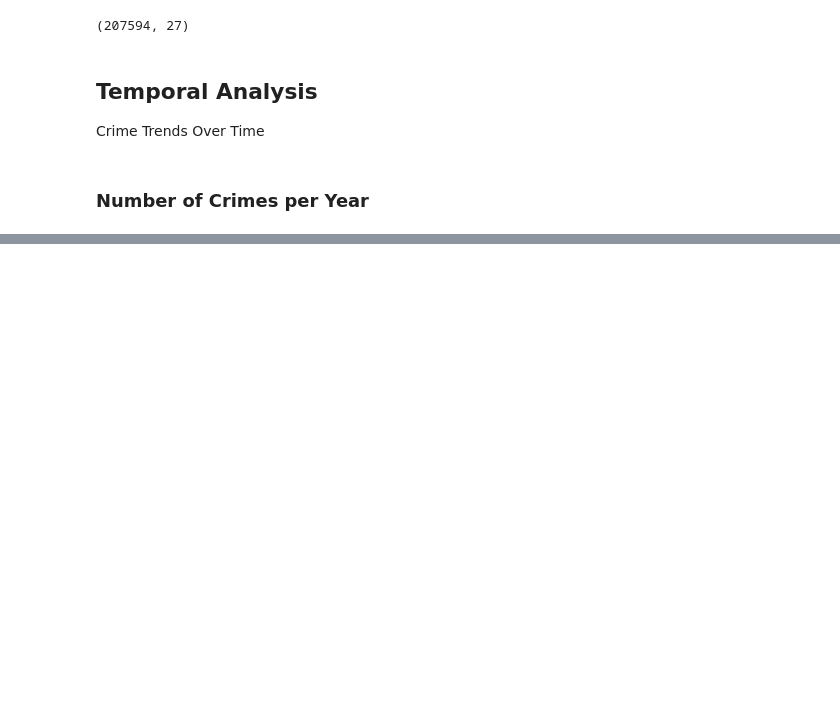
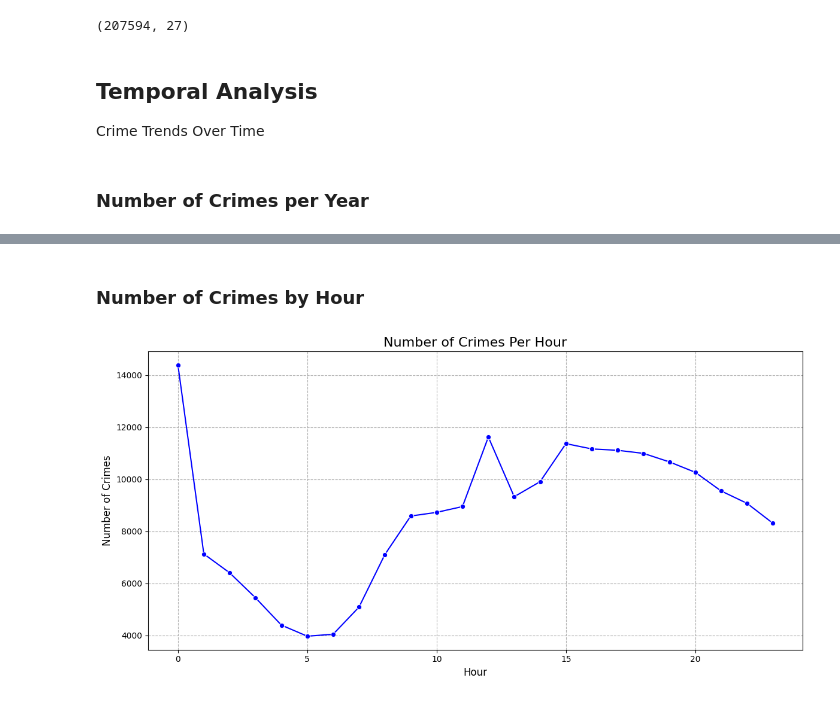
Before and after one commit to madhan96p/Chicago-Crime-Analyzer, a Jupyter notebook: crime.ipynb, the cells around one changed output, grey strips where cells are left out. Cells and saved outputs as stored; diff of their text form; code cells hidden in the pictures; blank space fills up the shorter version.

```diff
--- a/crime.ipynb
+++ b/crime.ipynb
@@ -10,6 +20,6 @@ import seaborn as sns
 # %%
-df = pd.read_excel('Crime_Data.xlsx')
-df.head(5)
+df = pd.read_excel("/content/Crime_Data (1).xlsx", engine="openpyxl")
+df.head()
 # %% [output]
 |  | ID | Case Number | Date | Block | IUCR | Primary Type | Description | Location Description | ... |
 | 0 | 5741943 | HN549294 | 2007-08-25 09:22:18 | 074XX N ROGERS AVE | 560 | ASSAULT | SIMPLE | OTHER | ... |
@@ -168,0 +180,14 @@ plt.show()
+# %% [markdown]
+### Number of Crimes by Hour
+# %%
+crime_by_hour = df.groupby('Hour').size()
+plt.figure(figsize=(12, 6))
+sns.lineplot(data=crime_by_hour.reset_index(name='Count'), x='Hour', y='Count', marker='o', color='blue')
+plt.title("Number of Crimes Per Hour", fontsize=16)
+plt.xlabel("Hour", fontsize=12)
+plt.ylabel("Number of Crimes", fontsize=12)
+plt.grid(True, linestyle='--')
+plt.tight_layout()
+plt.show()
+# %% [output]
+[figure, added]
```
Also changed, not shown: parts of 13 cells of this notebook.
